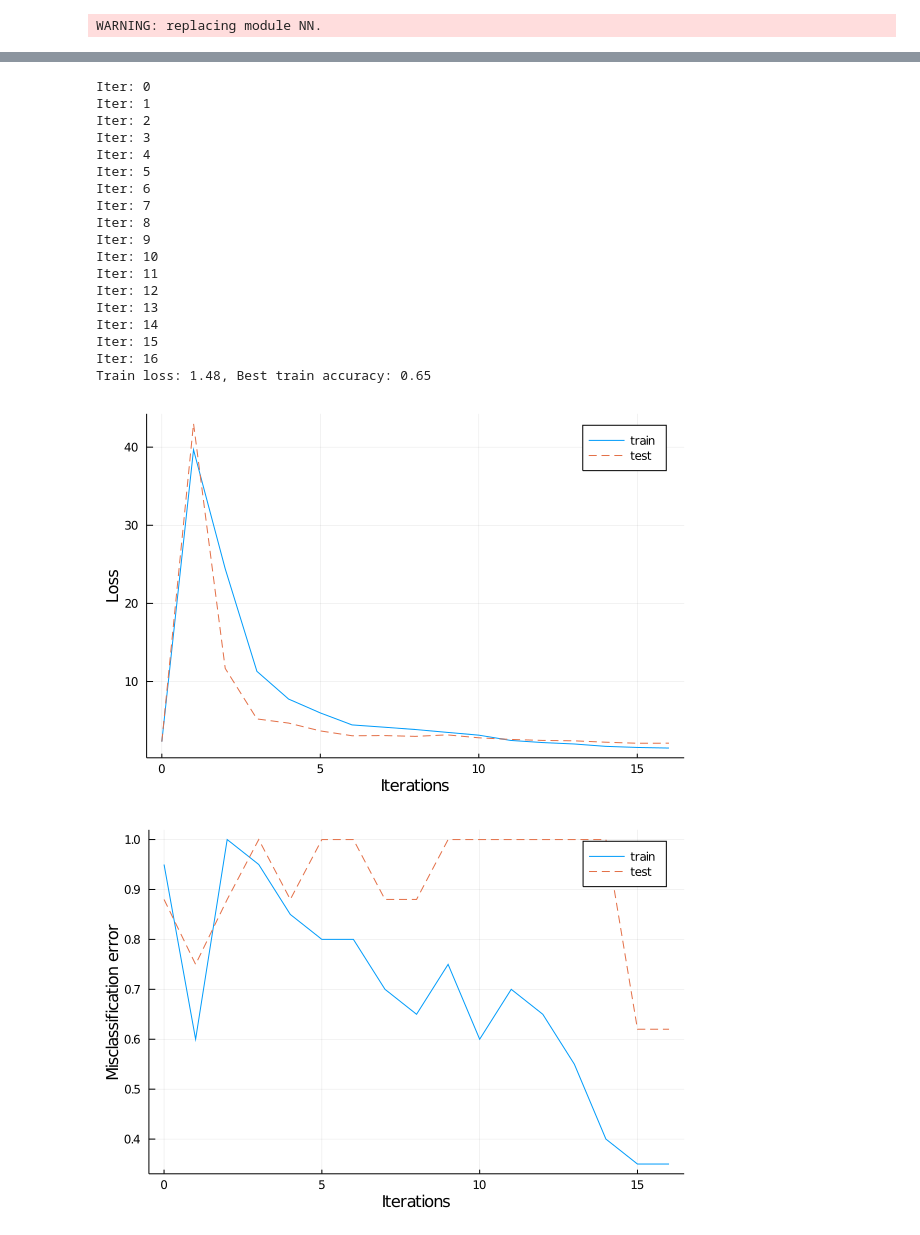
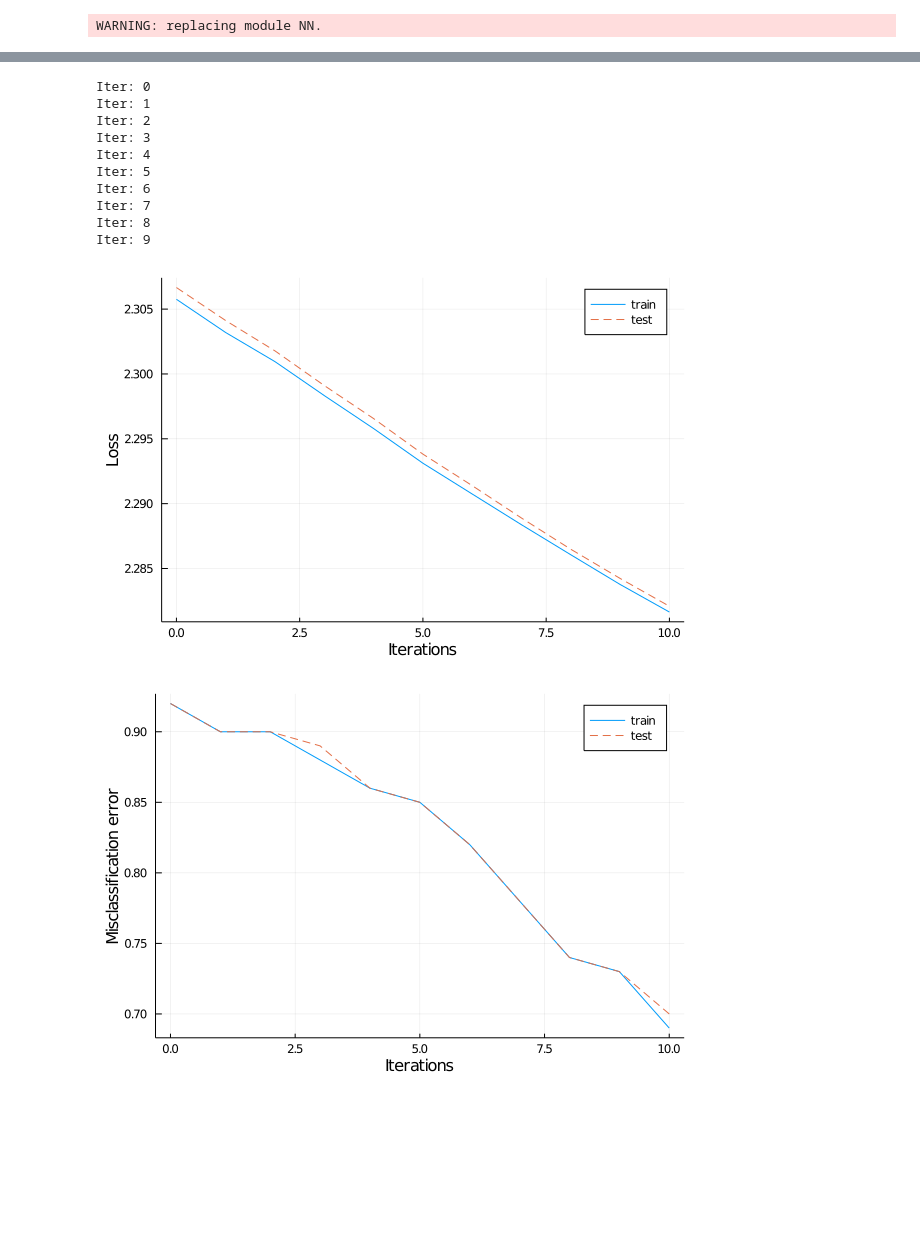
Before and after one commit to bcsefercik/yolo-julia, a Jupyter notebook: layer_test.ipynb, the cells around one changed output, grey strips where cells are left out. Drawn from its saved outputs; the diff is of its cells as text; code cells hidden in the pictures; blank space fills up the shorter version.

```diff
--- a/layer_test.ipynb
+++ b/layer_test.ipynb
@@ -245,62 +85,64 @@ Random.seed!(1)
 model = NN.Chain(
     NN.Conv2d(1, 1, 5),
     NN.LeakyReLU(),
-    NN.Upsample2d(2),
-    NN.Dense(2888000,10,identity),
-)
-
-
-model = NN.Chain(
-    darknet,
-    NN.Dense(587520,10,identity)
+    NN.Dense(3920,10,identity),
 )
 
 xtrn, ytrn = MNIST.traindata(Float32); ytrn[ytrn.==0] .= 10;
 xtst, ytst = MNIST.testdata(Float32);  ytst[ytst.==0] .= 10;
-xtrn = reshape(xtrn, (28, 28, 1, :))
-xtrn = xtrn[:,:,:,1:20]
-xtrn = unpool(xtrn; stride=14)
-xtst = reshape(xtst, (28, 28, 1, :))
-xtst = xtst[:,:,:,1:8]
-xtst = unpool(xtst; stride=14)
-dtrn = minibatch(xtrn, ytrn[1:20], 4; xsize = (380,380,1,:), xtype=Knet.atype(), shuffle=true);
-dtst = minibatch(xtst, ytst[1:8], 4; xsize = (380,380,1,:), xtype=Knet.atype());
+dtrn = minibatch(xtrn, ytrn, 100; xsize = (28,28,1,:), xtype=Knet.atype(), shuffle=true);
+dtst = minibatch(xtst, ytst, 100; xsize = (28,28,1,:), xtype=Knet.atype());
+iters, trnloss, trnacc, tstloss, tstacc = train!(
+    model, dtrn, dtst;
+    period=1, iters=10, lr=0.15, optimizer=sgd!);
 
 
-iters, trnloss, trnacc, tstloss, tstacc = train!(
-    model, dtrn, dtst;
-    period=1, iters=16, lr=1e-5, optimizer=sgd!);
+# model = NN.Chain(
+#     darknet,
+#     pool,
+#     NN.Dense(172380,10,identity)
+# )
+
+# xtrn, ytrn = MNIST.traindata(Float32); ytrn[ytrn.==0] .= 10;
+# xtst, ytst = MNIST.testdata(Float32);  ytst[ytst.==0] .= 10;
+# xtrn = reshape(xtrn, (28, 28, 1, :))
+# xtrn = xtrn[:,:,:,1:20]
+# xtrn = unpool(xtrn; window=15)
+# xtrn = xtrn[3:418, 3:418, :, :]
+# xtst = reshape(xtst, (28, 28, 1, :))
+# xtst = xtst[:,:,:,1:8]
+# xtst = unpool(xtst; window=15)
+# xtst = xtst[3:418, 3:418, :, :]
+# dtrn = minibatch(xtrn, ytrn[1:20], 4; xsize = (416,416,1,:), xtype=Knet.atype(), shuffle=true);
+# dtst = minibatch(xtst, ytst[1:8], 4; xsize = (416,416,1,:), xtype=Knet.atype());
+
+
+# iters, trnloss, trnacc, tstloss, tstacc = train!(
+#     model, dtrn, dtst;
+#     period=1, iters=16, lr=1e-5, optimizer=sgd!);
 
 # @time train!(
 #     model, dtrn, dtst;
 #     period=1, iters=10, lr=0.15, optimizer=sgd!);
 
 println("Train loss: $(round(trnloss[end], digits=2)), Best train accuracy: $(ceil(maximum(trnacc), digits=2))")
 println("Test loss: $(round(tstloss[end], digits=2)), Best test accuracy: $(ceil(maximum(tstacc), digits=2))")
 
 plot(iters, trnloss, label="train", xlabel="Iterations", ylabel="Loss")
 display(plot!(iters, tstloss, label="test"))
 
 plot(iters, round.(1 .- trnacc, digits=2), label="train", xlabel="Iterations", ylabel="Misclassification error")
 display(plot!(iters, round.(1 .- tstacc, digits=2), label="test"))
 # %% [output]
 Iter: 0
 Iter: 1
 Iter: 2
 Iter: 3
 Iter: 4
 Iter: 5
 Iter: 6
 Iter: 7
 Iter: 8
 Iter: 9
-Iter: 10
-Iter: 11
-Iter: 12
-Iter: 13
-Iter: 14
-Iter: 15
-Iter: 16
-Train loss: 1.48, Best train accuracy: 0.65
-[figure, old version]
+[figure, new version]
-[figure, old version]
+[figure, new version]
```
Also changed, not shown: parts of 17 cells of this notebook, 6 other files.
